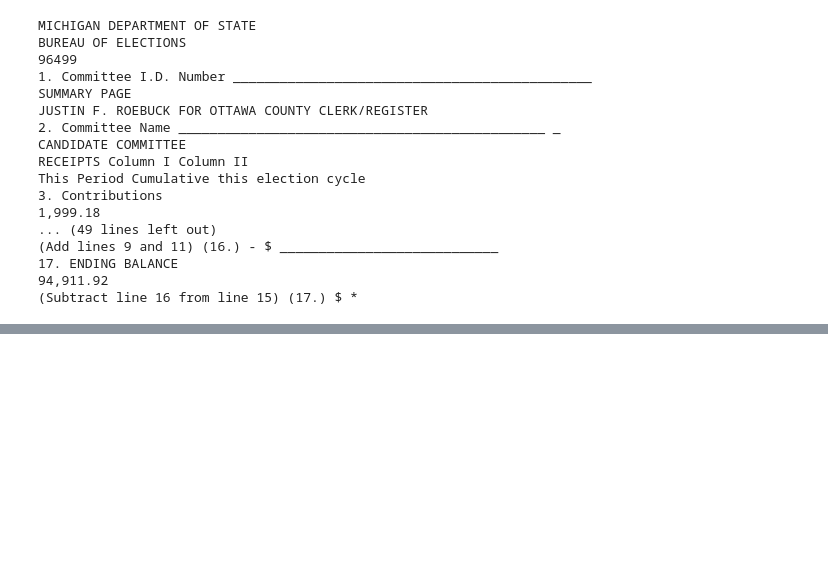
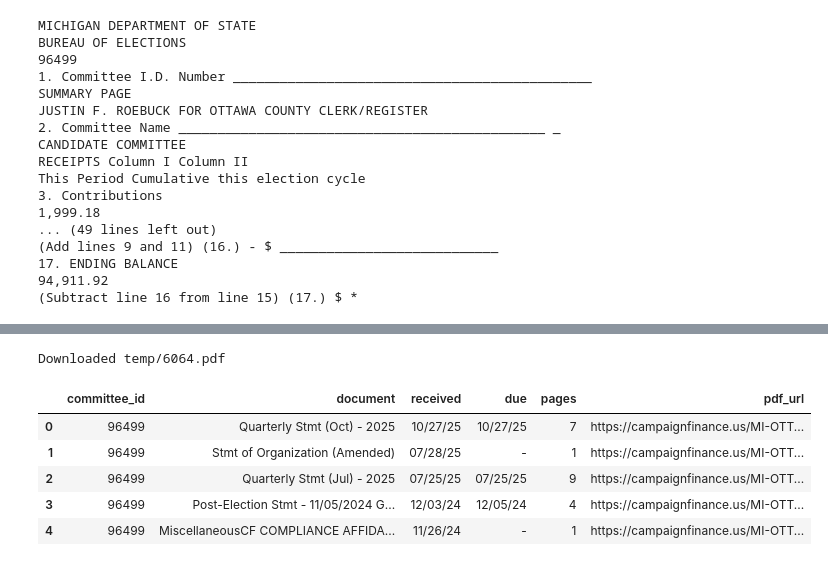
Before and after one commit to jwhowell/ScrapeCF, a Jupyter notebook: testing.ipynb, the cells around one changed output, grey strips where cells are left out. Saved outputs shown, nothing was run; the diff lists cells and outputs as text; code cells hidden in the pictures; blank space fills up the shorter version.

```diff
--- a/testing.ipynb
+++ b/testing.ipynb
@@ -30,0 +94,8 @@ with pdfplumber.open("Sample_Cover.pdf") as pdf:
+# %%
+for link in soup.find_all('a'):
+    x =  link.get('href')
+    print(x)
+    if x[:-3] == "iCommitteePortal.php?iCommitteeID=":
+        print(x[:-3])
+        link_dict[committee_id] = base_url + x
+        id_dict[committee_id] = int(x[-3:])
@@ -30,0 +111,6 @@ with pdfplumber.open("Sample_Cover.pdf") as pdf:
+# %%
+internal_id = id_dict[committee_id]
+documents_url = f"https://campaignfinance.us/ottawa.mi/iDocuments.php?iCommitteeID={internal_id}&cmdOk=View+Campaign+Statements"
+resp = requests.get(documents_url)
+soup = BeautifulSoup(resp.text, 'html.parser')
+print(soup.prettify())
@@ -30,0 +135,4 @@ with pdfplumber.open("Sample_Cover.pdf") as pdf:
+# %%
+for link in soup.find_all('a'):
+    x =  link.get('href')
+    print("https://campaignfinance.us" + x)
@@ -30,0 +157,51 @@ with pdfplumber.open("Sample_Cover.pdf") as pdf:
+# %%
+url = "https://campaignfinance.us/MI-OTTAWA/IndexedDocs/6064.PDF"
+output_path = "temp/6064.pdf"
+
+response = requests.get(url, timeout=30)
+response.raise_for_status()
+
+with open(output_path, "wb") as f:
+    f.write(response.content)
+
+print("Downloaded", output_path)
+# %% [output]
+Downloaded temp/6064.pdf
+# %%
+import pandas as pd
+
+table = soup.find("table", class_="DataList")
+
+records = []
+
+for row in table.find_all("tr")[1:]:
+    cells = row.find_all("td")
+    if len(cells) < 5:
+        continue
+
+    link = cells[4].find("a")
+
+    record = {
+        "committee_id": committee_id,
+        "document": cells[0].get_text(strip=True),
+        "received": cells[1].get_text(strip=True),
+        "due": cells[2].get_text(strip=True),
+        "pages": cells[3].get_text(strip=True),
+        "pdf_url": "https://campaignfinance.us" + link["href"] if link else None
+    }
+    if record["pdf_url"] == None:
+        continue
+
+    records.append(record)
+
+df = pd.DataFrame(records)
+pd.set_option("display.max_colwidth", None)
+
+df.head()
+# %% [output]
+|  | committee_id | document | received | due | pages | pdf_url |
+| 0 | 96499 | Quarterly Stmt (Oct) - 2025 | 10/27/25 | 10/27/25 | 7 | https://campaignfinance.us/MI-OTT... |
+| 1 | 96499 | Stmt of Organization (Amended) | 07/28/25 | - | 1 | https://campaignfinance.us/MI-OTT... |
+| 2 | 96499 | Quarterly Stmt (Jul) - 2025 | 07/25/25 | 07/25/25 | 9 | https://campaignfinance.us/MI-OTT... |
+| 3 | 96499 | Post-Election Stmt - 11/05/2024 G... | 12/03/24 | 12/05/24 | 4 | https://campaignfinance.us/MI-OTT... |
+| 4 | 96499 | MiscellaneousCF COMPLIANCE AFFIDA... | 11/26/24 | - | 1 | https://campaignfinance.us/MI-OTT... |
```
Also changed, not shown: parts of 8 cells of this notebook, 3 other files.
